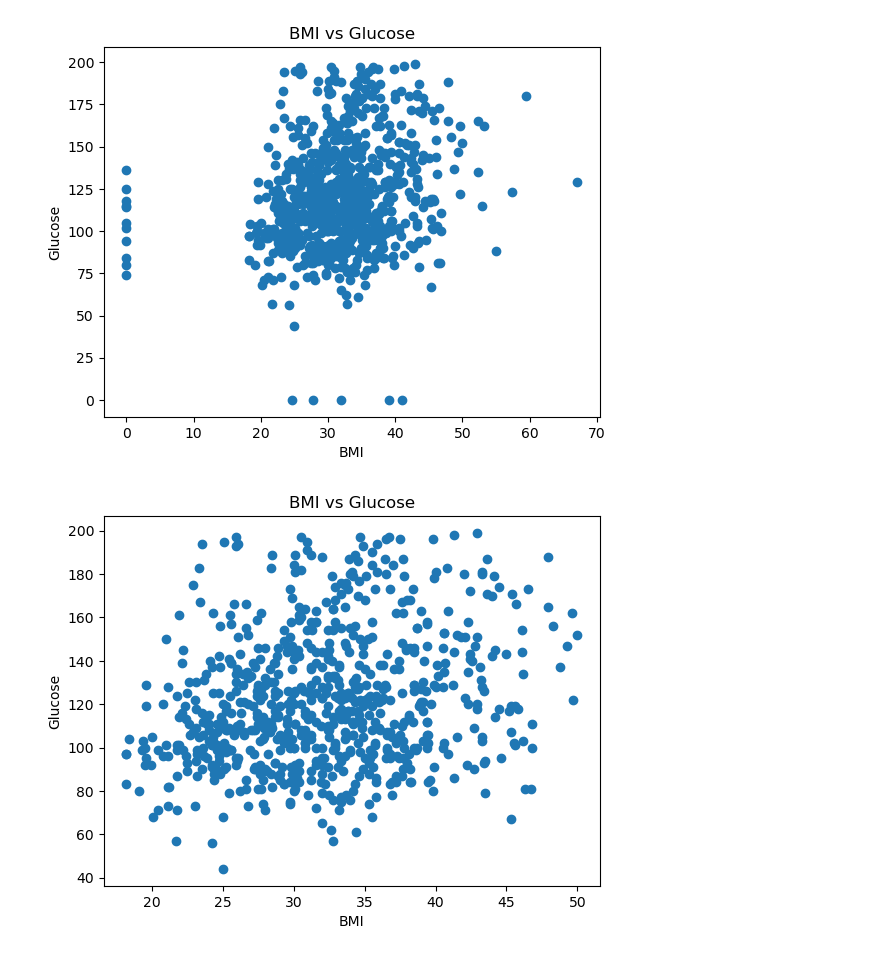
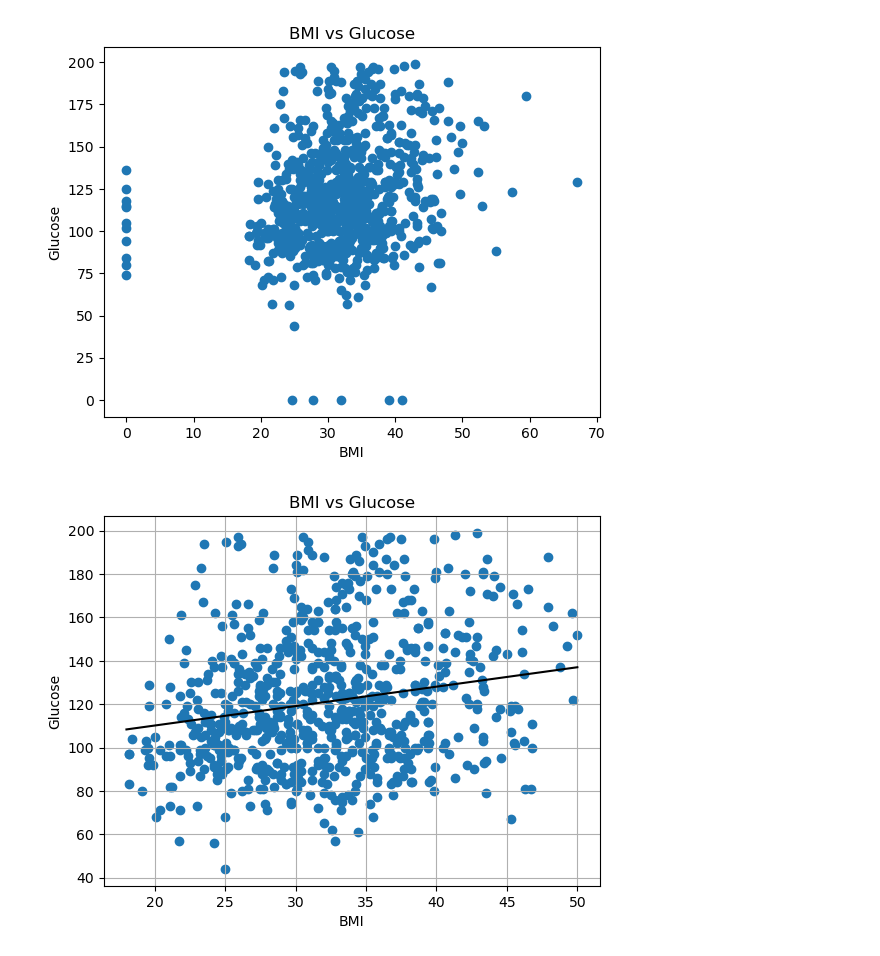
Before and after one commit to jumabekov02/diabetes-analysis-2, a Jupyter notebook: notebook/01_EDA.ipynb, the cells around one changed output. Saved outputs shown, nothing was run; the diff lists cells and outputs as text; code cells hidden in the pictures.

Commit message:
BMI vs Glucose Linear Regression

```diff
--- a/notebook/01_EDA.ipynb
+++ b/notebook/01_EDA.ipynb
@@ -128,21 +127,29 @@ plt.show()
 # %% [output]
 [figure]
 # %%
+from scipy import stats
+
 def remove_outliers_iqr(df, column):
     Q1 = df[column].quantile(0.25)
     Q3 = df[column].quantile(0.75)
     IQR = Q3 - Q1
     lower = Q1 - 1.5 * IQR
     upper = Q3 + 1.5 * IQR
     return df[(df[column] >= lower) & (df[column] <= upper)]
 
 df_clean = remove_outliers_iqr(df, 'BMI')
 df_clean = remove_outliers_iqr(df_clean, 'Glucose')
 
+m, b, r, p, err = stats.linregress(df.BMI, df.Glucose)
+
+x = range(18, 51)
+y = m * x + b
+plt.plot(x, y, color='black')
 plt.scatter(df_clean.BMI, df_clean.Glucose)
 plt.title('BMI vs Glucose')
 plt.xlabel('BMI')
 plt.ylabel('Glucose')
+plt.grid(True)
 plt.show()
 # %% [output]
-[figure, old version]
+[figure, new version]
```
Also changed, not shown: parts of 1 cell of this notebook.
